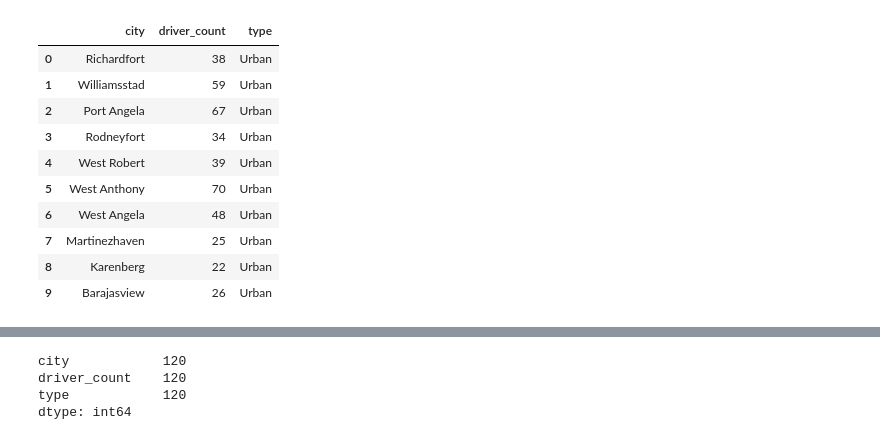
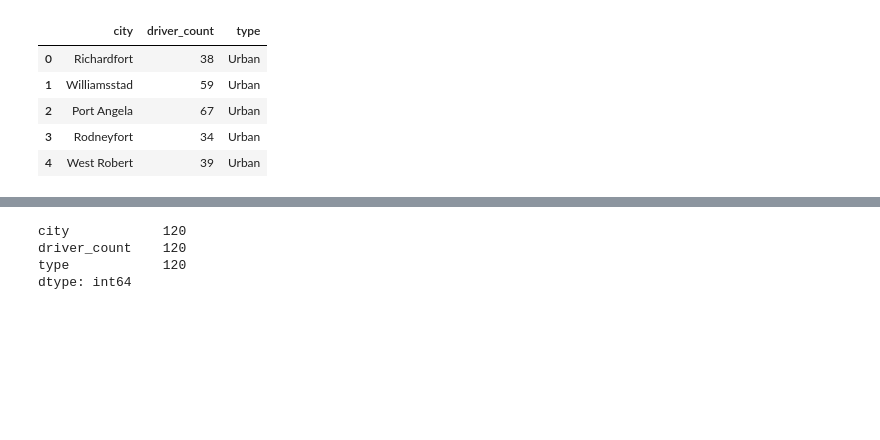
Before and after one commit to Adam-Call/PyBer_Analysis, a Jupyter notebook: PyBer_Analysis/PyBer.ipynb, the cells around one changed output, grey strips where cells are left out. Drawn from its saved outputs; the diff is of its cells as text; code cells hidden in the pictures; blank space fills up the shorter version.

```diff
--- a/PyBer_Analysis/PyBer.ipynb
+++ b/PyBer_Analysis/PyBer.ipynb
@@ -11,19 +11,14 @@ ride_data_to_load = "Resources/ride_data.csv"
 # %%
 # Read the city data file and store it in a pandas DataFrame.
 city_data_df = pd.read_csv(city_data_to_load)
-city_data_df.head(10)
+city_data_df.head()
 # %% [output]
 |  | city | driver_count | type |
 | 0 | Richardfort | 38 | Urban |
 | 1 | Williamsstad | 59 | Urban |
 | 2 | Port Angela | 67 | Urban |
 | 3 | Rodneyfort | 34 | Urban |
 | 4 | West Robert | 39 | Urban |
-| 5 | West Anthony | 70 | Urban |
-| 6 | West Angela | 48 | Urban |
-| 7 | Martinezhaven | 25 | Urban |
-| 8 | Karenberg | 22 | Urban |
-| 9 | Barajasview | 26 | Urban |
 # %%
 # Read the ride data file and store it in a pandas DataFrame.
 ride_data_df = pd.read_csv(ride_data_to_load)
```
Also changed, not shown: parts of 26 cells of this notebook, 3 other files.
